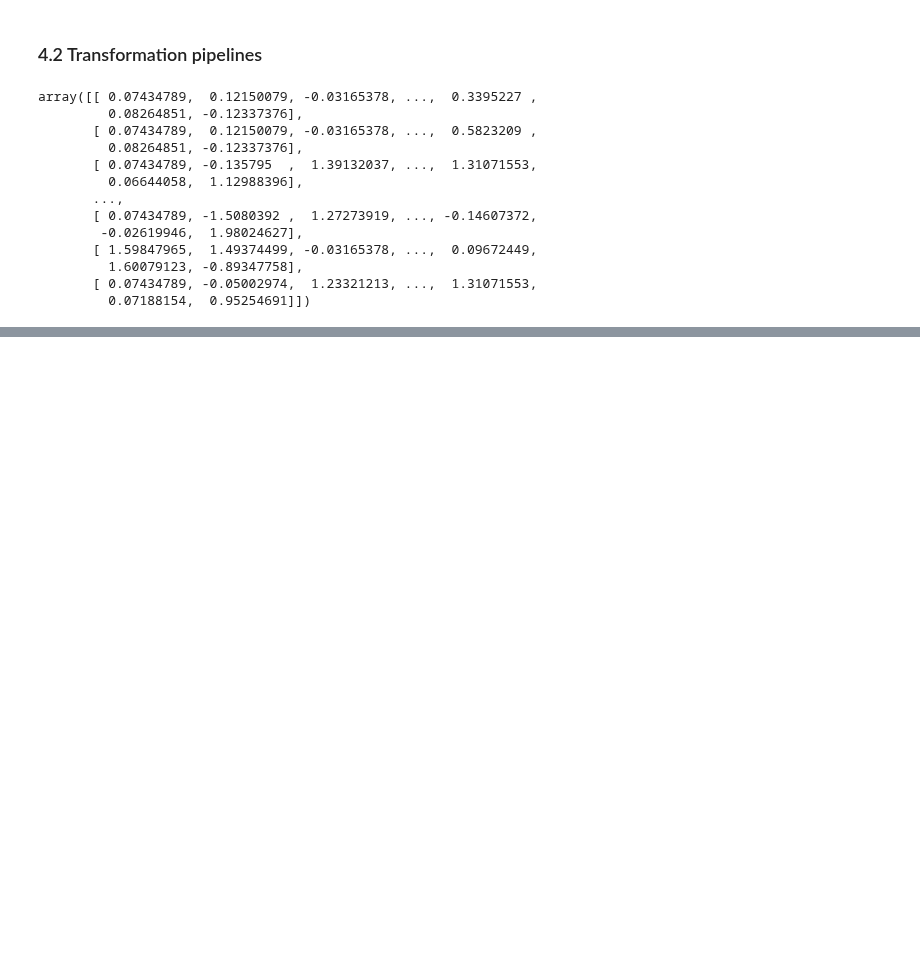
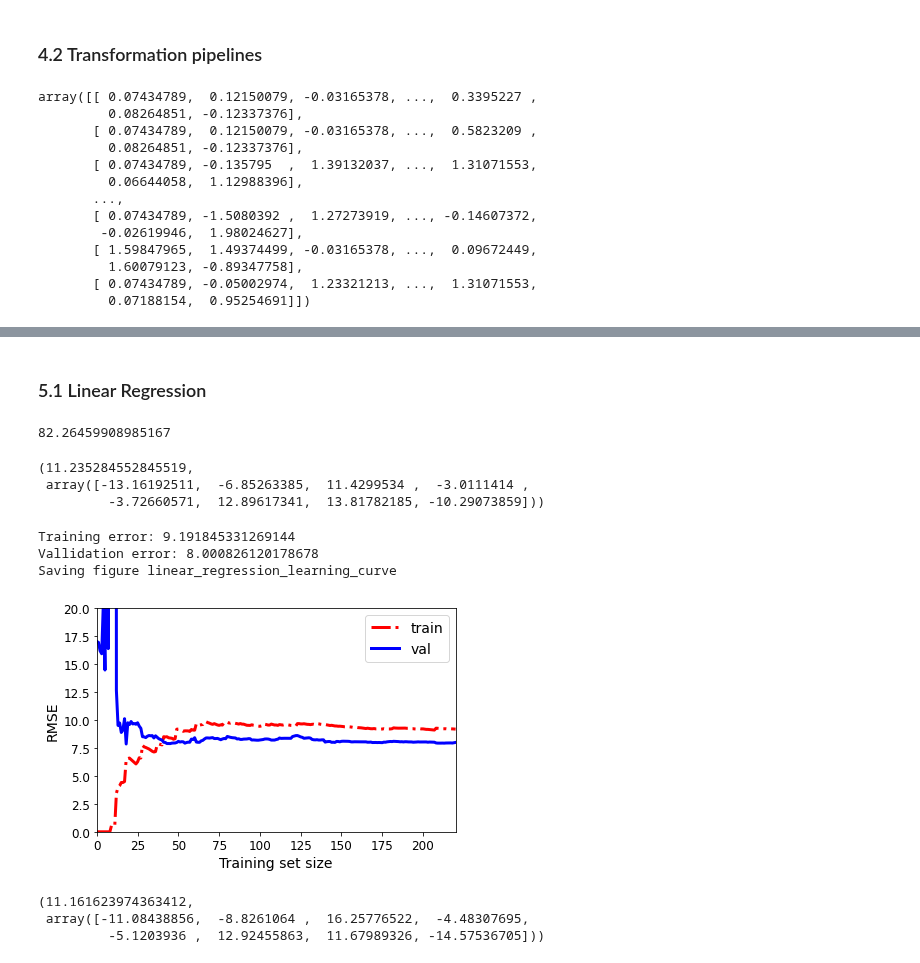
Before and after one commit to dujest/yacht-resistance, a Jupyter notebook: yacht_resistance_prediction.ipynb, the cells around one changed output, grey strips where cells are left out. Cells and saved outputs as stored; diff of their text form; code cells hidden in the pictures; blank space fills up the shorter version.

Commit message:
linear regression

```diff
--- a/yacht_resistance_prediction.ipynb
+++ b/yacht_resistance_prediction.ipynb
@@ -365,0 +368,2 @@ array([[ 0.07434789,  0.12150079, -0.03165378, ...,  0.3395227 ,
+# %% [markdown]
+### 5.1 Linear Regression
@@ -365,0 +373,50 @@ array([[ 0.07434789,  0.12150079, -0.03165378, ...,  0.3395227 ,
+# %%
+lin_reg = LinearRegression()
+lin_reg.fit(yacht_features_tr, yacht_labels)
+yacht_predictions = lin_reg.predict(yacht_features_tr)
+
+lin_mse = mean_squared_error(yacht_labels, yacht_predictions)
+lin_rmse = np.sqrt(lin_mse)
+lin_mse
+# %% [output]
+82.26459908985167
+# %%
+lin_reg.intercept_, lin_reg.coef_
+# %% [output]
+(11.235284552845519,
+ array([-13.16192511,  -6.85263385,  11.4299534 ,  -3.0111414 ,
+         -3.72660571,  12.89617341,  13.81782185, -10.29073859]))
+# %%
+def plot_learning_curves(model, features, labels):
+    features_train, features_val, labels_train, labels_val = train_test_split(features, labels, test_size=0.1, random_state=42)
+    train_errors, val_errors = [], []
+    for m in range(1, len(features_train) + 1):
+        model.fit(features_train[:m], labels_train[:m])
+        train_predict = model.predict(features_train[:m])
+        val_predict = model.predict(features_val)
+        train_errors.append(mean_squared_error(train_predict, labels_train[:m]))
+        val_errors.append(mean_squared_error(val_predict, labels_val))
+
+    plt.plot(np.sqrt(train_errors), 'r-.', linewidth=3, label='train')
+    plt.plot(np.sqrt(val_errors), 'b-', linewidth=3, label='val')
+    plt.legend(loc='upper right', fontsize=14)
+    plt.xlabel("Training set size", fontsize=14)
+    plt.ylabel("RMSE", fontsize=14)
+    print("Training error:", np.sqrt(train_errors[-1]))
+    print("Vallidation error:", np.sqrt(val_errors[-1]))
+# %%
+plot_learning_curves(lin_reg, yacht_features_tr, yacht_labels)
+plt.axis([0, 220, 0, 20])
+save_fig("linear_regression_learning_curve")
+plt.show()
+# %% [output]
+Training error: 9.191845331269144
+Vallidation error: 8.000826120178678
+Saving figure linear_regression_learning_curve
+[figure, added]
+# %%
+lin_reg.intercept_, lin_reg.coef_
+# %% [output]
+(11.161623974363412,
+ array([-11.08438856,  -8.8261064 ,  16.25776522,  -4.48307695,
+         -5.1203936 ,  12.92455863,  11.67989326, -14.57536705]))
```
Also changed, not shown: parts of 2 cells of this notebook.
